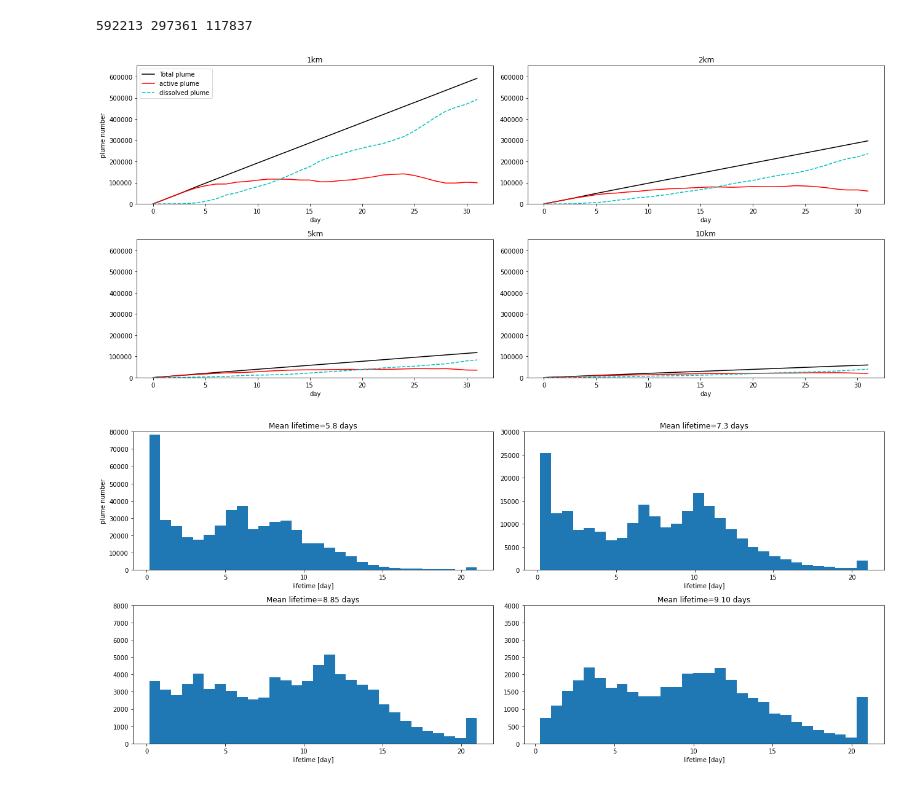
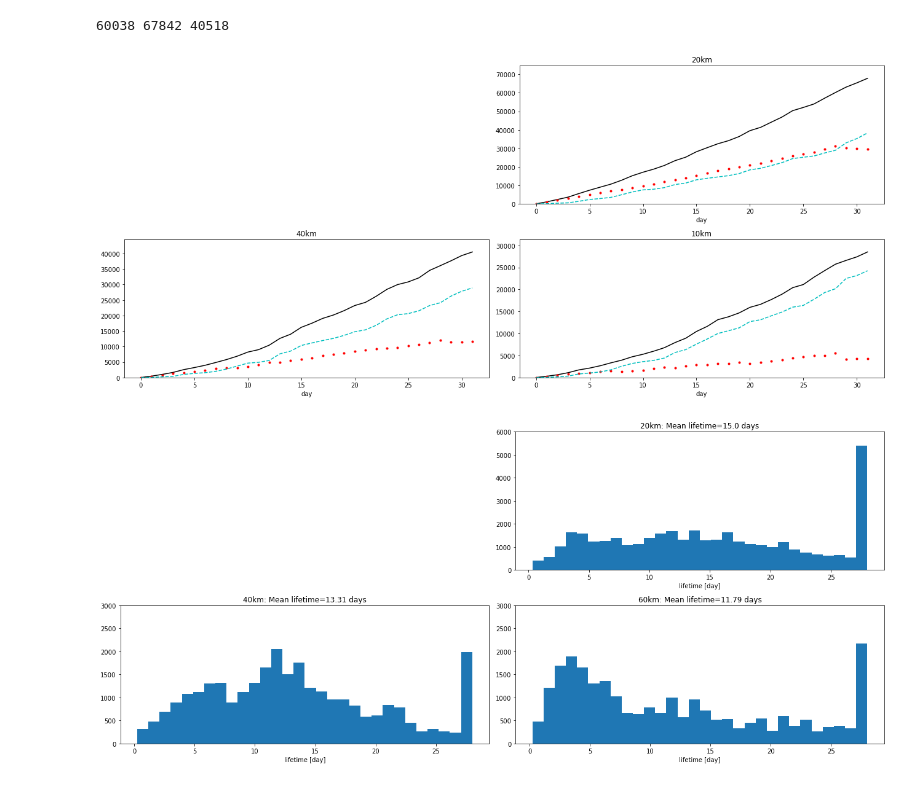
Before and after one commit to hongwei8sun/GEOS-Chem, a Jupyter notebook: python/Figure_S66_Initial_PlumeSegment_length.ipynb, the cells around one changed output. Saved outputs shown, nothing was run; the diff lists cells and outputs as text; code cells hidden in the pictures.

```diff
--- a/python/Figure_S66_Initial_PlumeSegment_length.ipynb
+++ b/python/Figure_S66_Initial_PlumeSegment_length.ipynb
@@ -25,15 +65,15 @@ NA = 6.022e+23
 # %%
 # 1km
-FILEDIR1 = '/n/home12/hongwei/HONGWEI/GC_run_13.0/Final_simulation_continuous_injection/Sensitive_test/Initial_plume_length/gc_2x25_lagrange_1km'
+FILEDIR1 = '/n/home12/hongwei/HONGWEI/GC_run_13.0/Final_simulation_continuous_injection/Sensitive_test/Initial_plume_length/gc_2x25_lagrange_10km'
 
 # 2km
-FILEDIR2 = '/n/home12/hongwei/HONGWEI/GC_run_13.0/Final_simulation_continuous_injection/Sensitive_test/Initial_plume_length/gc_2x25_lagrange_2km'
+FILEDIR2 = '/n/home12/hongwei/HONGWEI/GC_run_13.0/Final_simulation_continuous_injection/Sensitive_test/Initial_plume_length/gc_2x25_lagrange_20km'
 
 # 5km
-FILEDIR3 = '/n/home12/hongwei/HONGWEI/GC_run_13.0/Final_simulation_continuous_injection/Sensitive_test/Initial_plume_length/gc_2x25_lagrange_5km'
+FILEDIR3 = '/n/home12/hongwei/HONGWEI/GC_run_13.0/Final_simulation_continuous_injection/Sensitive_test/Initial_plume_length/gc_2x25_lagrange_40km'
 
 # 10km
-FILEDIR4 = '/n/home12/hongwei/HONGWEI/GC_run_13.0/Final_simulation_continuous_injection/Sensitive_test/Initial_plume_length/gc_2x25_lagrange_10km'
+FILEDIR4 = '/n/home12/hongwei/HONGWEI/GC_run_13.0/Final_simulation_continuous_injection/Sensitive_test/Initial_plume_length/gc_2x25_lagrange_60km'
 # %%
 days = np.arange(1,32,1)
 
@@ -79,49 +155,49 @@ lifetime4 = df40_life.loc[:,2]/(3600*24)
 fig = plt.figure(figsize=(18,8));
 #     gs = fig.add_gridspec(15, 8)
 
-ax1 = plt.subplot(2,2,1);
-ax1.plot(Num1_plume, 'k', label='Total plume')
-ax1.plot(Num1_1D+Num1_2D, 'r', label='active plume')
-ax1.plot(Num1_dissolved, 'c--', label='dissolved plume')
-ax1.legend(loc='upper left')
-ax1.set_title('1km')
-ax1.set_xlabel('day');
-ax1.set_ylabel('plume number')
-ax1.set_ylim(0,max(Num1_plume)*1.1)
+# ax1 = plt.subplot(2,2,1);
+# ax1.plot(Num1_plume, 'k', label='Total plume')
+# ax1.plot(Num1_1D+Num1_2D, 'r', label='active plume')
+# ax1.plot(Num1_dissolved, 'c--', label='dissolved plume')
+# ax1.legend(loc='upper left')
+# ax1.set_title('1km')
+# ax1.set_xlabel('day');
+# ax1.set_ylabel('plume number')
+# ax1.set_ylim(0,max(Num1_plume)*1.1)
 
 
 ax2 = plt.subplot(2,2,2);
 ax2.plot(Num2_plume, 'k', label='Total plume')
-ax2.plot(Num2_1D+Num2_2D, 'r', label='active plume')
+ax2.plot(Num2_1D+Num2_2D, 'r.', label='active plume')
 ax2.plot(Num2_dissolved, 'c--', label='dissolved plume')
 # ax2.legend()
-ax2.set_title('2km')
+ax2.set_title('20km')
 ax2.set_xlabel('day');
 # ax2.set_ylabel('plume number')
-ax2.set_ylim(0,max(Num1_plume)*1.1)
+ax2.set_ylim(0,max(Num2_plume)*1.1)
 
 
 ax3 = plt.subplot(2,2,3);
 ax3.plot(Num3_plume, 'k', label='Total plume')
-ax3.plot(Num3_1D+Num3_2D, 'r', label='active plume')
+ax3.plot(Num3_1D+Num3_2D, 'r.', label='active plume')
 ax3.plot(Num3_dissolved, 'c--', label='dissolved plume')
 # ax3.legend(loc='upper right')
-ax3.set_title('5km')
+ax3.set_title('40km')
 ax3.set_xlabel('day');
 # ax3.set_ylabel('plume number')
-ax3.set_ylim(0,max(Num1_plume)*1.1)
+ax3.set_ylim(0,max(Num3_plume)*1.1)
 
 
 
 ax4 = plt.subplot(2,2,4);
 ax4.plot(Num4_plume, 'k', label='Total plume')
-ax4.plot(Num4_1D+Num4_2D, 'r', label='active plume')
+ax4.plot(Num4_1D+Num4_2D, 'r.', label='active plume')
 ax4.plot(Num4_dissolved, 'c--', label='dissolved plume')
 # ax4.legend(loc='upper right')
 ax4.set_title('10km')
 ax4.set_xlabel('day');
 # ax4.set_ylabel('plume number')
-ax4.set_ylim(0,max(Num1_plume)*1.1)
+ax4.set_ylim(0,max(Num4_plume)*1.1)
 
 
 
@@ -132,47 +208,47 @@ plt.tight_layout()
 
 print(max(Num1_plume), max(Num2_plume), max(Num3_plume))
 # %% [output]
-592213 297361 117837
+60038 67842 40518
-[figure, old version]
+[figure, new version]
 # %%
 fig = plt.figure(figsize=(18,8));
 #     gs = fig.add_gridspec(15, 8)
 
-max_num = 8e4
-ax1 = plt.subplot(2,2,1);
-ax1.hist(lifetime1, bins=30, label='1km')
-ax1.set_ylim(0,max_num)
-ax1.set_title(f'Mean lifetime={np.mean(lifetime1):0.1f} days');
-ax1.set_xlabel('lifetime [day]');
-ax1.set_ylabel('plume number');
+# max_num = 3e3
+# ax1 = plt.subplot(2,2,1);
+# ax1.hist(lifetime1, bins=30, label='1km')
+# ax1.set_ylim(0,max_num)
+# ax1.set_title(f'10km: Mean lifetime={np.mean(lifetime1):0.1f} days');
+# ax1.set_xlabel('lifetime [day]');
+# ax1.set_ylabel('plume number');
 
 
-max_num = 3e4
+max_num = 6e3
 ax2 = plt.subplot(2,2,2);
 ax2.hist(lifetime2, bins=30, label='2km')
 ax2.set_ylim(0,max_num)
-ax2.set_title(f'Mean lifetime={np.mean(lifetime2):0.1f} days');
+ax2.set_title(f'20km: Mean lifetime={np.mean(lifetime2):0.1f} days');
 ax2.set_xlabel('lifetime [day]');
 # ax2.set_ylabel('plume number');
 
 
-max_num = 8e3
+max_num = 3e3
 ax3 = plt.subplot(2,2,3);
 ax3.hist(lifetime3, bins=30, label='5km')
 ax3.set_ylim(0,max_num)
-ax3.set_title(f'Mean lifetime={np.mean(lifetime3):0.2f} days');
+ax3.set_title(f'40km: Mean lifetime={np.mean(lifetime3):0.2f} days');
 ax3.set_xlabel('lifetime [day]');
 # ax3.set_ylabel('plume number');
 
 
-max_num = 4e3
+max_num = 3e3
 ax4 = plt.subplot(2,2,4);
 ax4.hist(lifetime4, bins=30, label='10km')
 ax4.set_ylim(0,max_num)
-ax4.set_title(f'Mean lifetime={np.mean(lifetime4):0.2f} days');
+ax4.set_title(f'60km: Mean lifetime={np.mean(lifetime4):0.2f} days');
 ax4.set_xlabel('lifetime [day]');
 # ax4.set_ylabel('plume number');
 
 plt.tight_layout()
 # %% [output]
-[figure, old version]
+[figure, new version]
```
Also changed, not shown: parts of 25 cells of this notebook, 7 other files.
